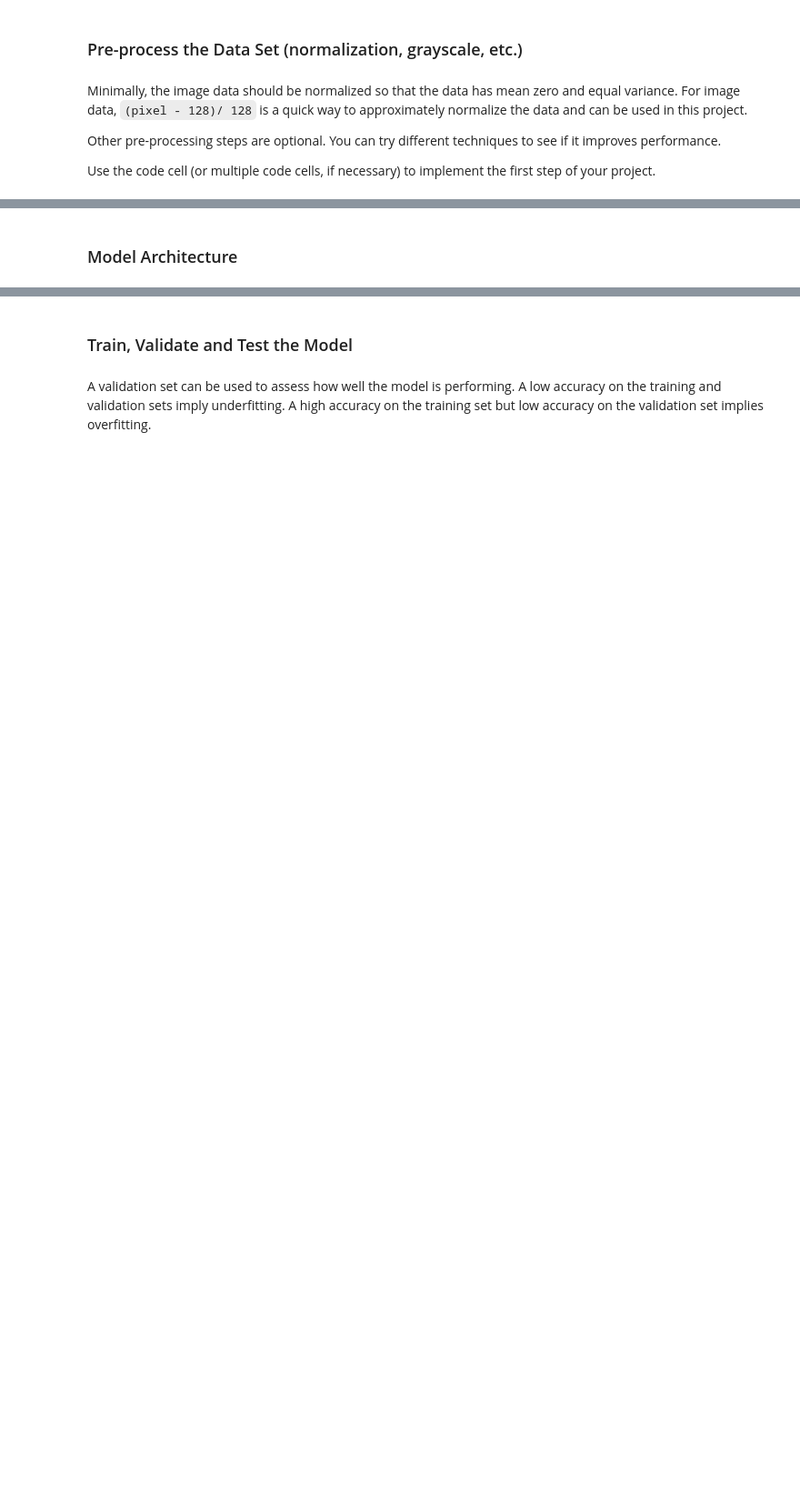
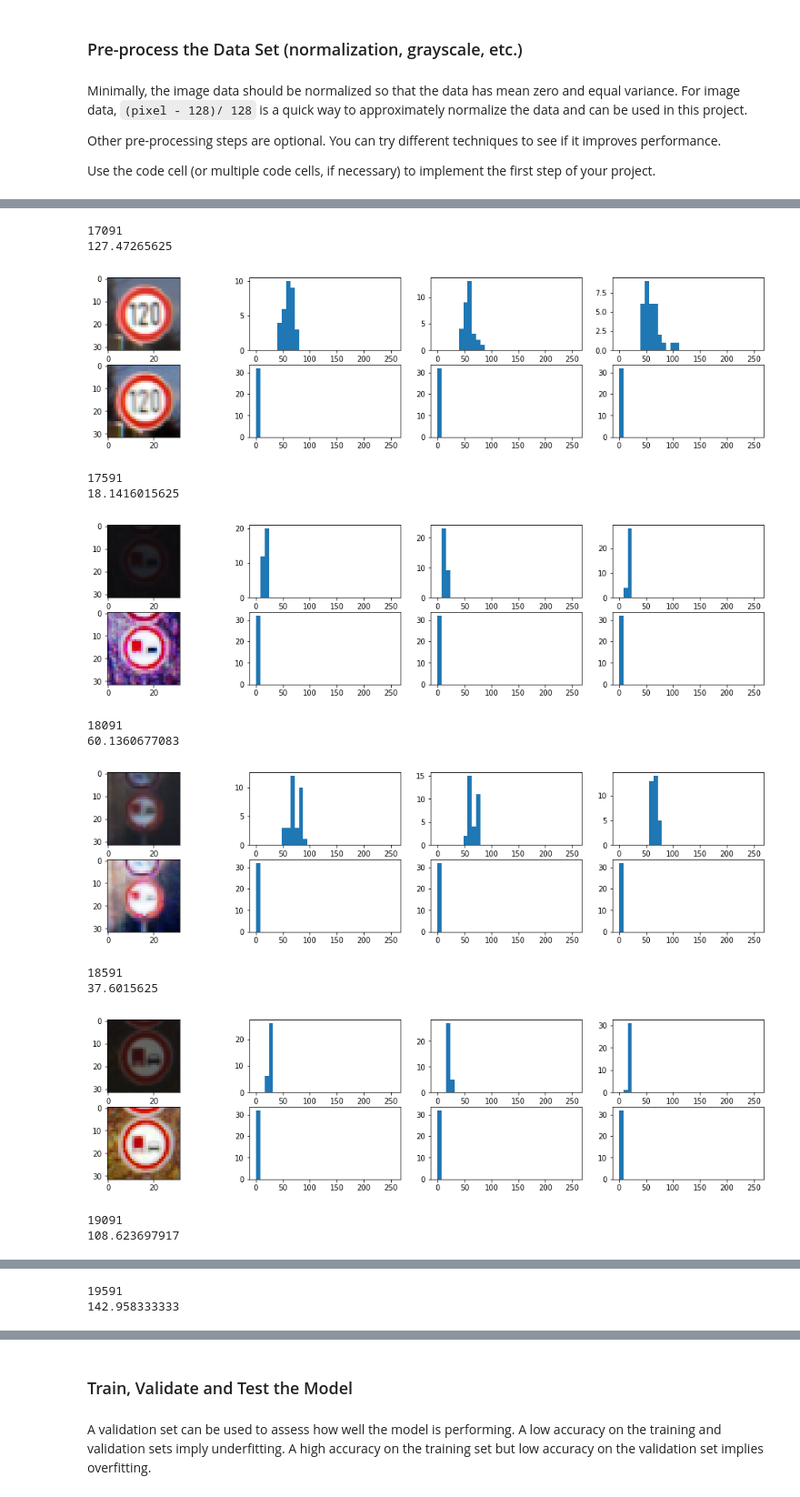
Before and after one commit to stefancyliax/CarND-Traffic-Sign-Classifier-Project, a Jupyter notebook: Traffic_Sign_Classifier.ipynb, the cells around one changed output, grey strips where cells are left out. Shown at 91% size. Cells and saved outputs as stored; diff of their text form; code cells hidden in the pictures; blank space fills up the shorter version.

```diff
--- a/Traffic_Sign_Classifier.ipynb
+++ b/Traffic_Sign_Classifier.ipynb
@@ -278,2 +206,0 @@ def contrast(img):
-# %% [markdown]
-### Model Architecture
@@ -279,0 +218,58 @@ def contrast(img):
+# %%
+%matplotlib inline
+
+def test_contrast(image):
+    bins = 32
+    plt.figure(figsize=(17,4))
+
+    plt.subplot(241)
+    plt.imshow(image, cmap="gray")
+    plt.subplot(242)
+    plt.hist(image[:,0,0],bins=bins, range=[0,255])
+    plt.subplot(243)
+    plt.hist(image[:,0,1],bins=bins, range=[0,255])
+    plt.subplot(244)
+    plt.hist(image[:,0,2],bins=bins, range=[0,255])
+
+    image2 = contrast(image)
+    plt.subplot(245)
+    plt.imshow(image2, cmap="gray")
+    plt.subplot(246)
+    plt.hist(image2[:,0,0], bins=bins, range=[0,255])
+    plt.subplot(247)
+    plt.hist(image2[:,0,1],bins=bins, range=[0,255])
+    plt.subplot(248)
+    plt.hist(image2[:,0,2],bins=bins, range=[0,255])
+    plt.show()
+    return
+
+#for n in range(1):
+
+offset = 17091
+for n in range(10):
+
+    print(n*500+offset)
+    test_contrast(X_train[offset+n*500])
+
+#particular hard images:
+test_contrast(X_train[9240])
+test_contrast(X_train[10740])
+test_contrast(X_train[10762])
+test_contrast(X_train[17500])
+test_contrast(X_train[19051])
+test_contrast(X_train[5443])
+# %% [output]
+17091
+127.47265625
+[figure, added]
+17591
+18.1416015625
+[figure, added]
+18091
+60.1360677083
+[figure, added]
+18591
+37.6015625
+[figure, added]
+19091
+108.623697917
@@ -279,0 +277,2 @@ def contrast(img):
+19591
+142.958333333
```
Also changed, not shown: parts of 22 cells of this notebook.
